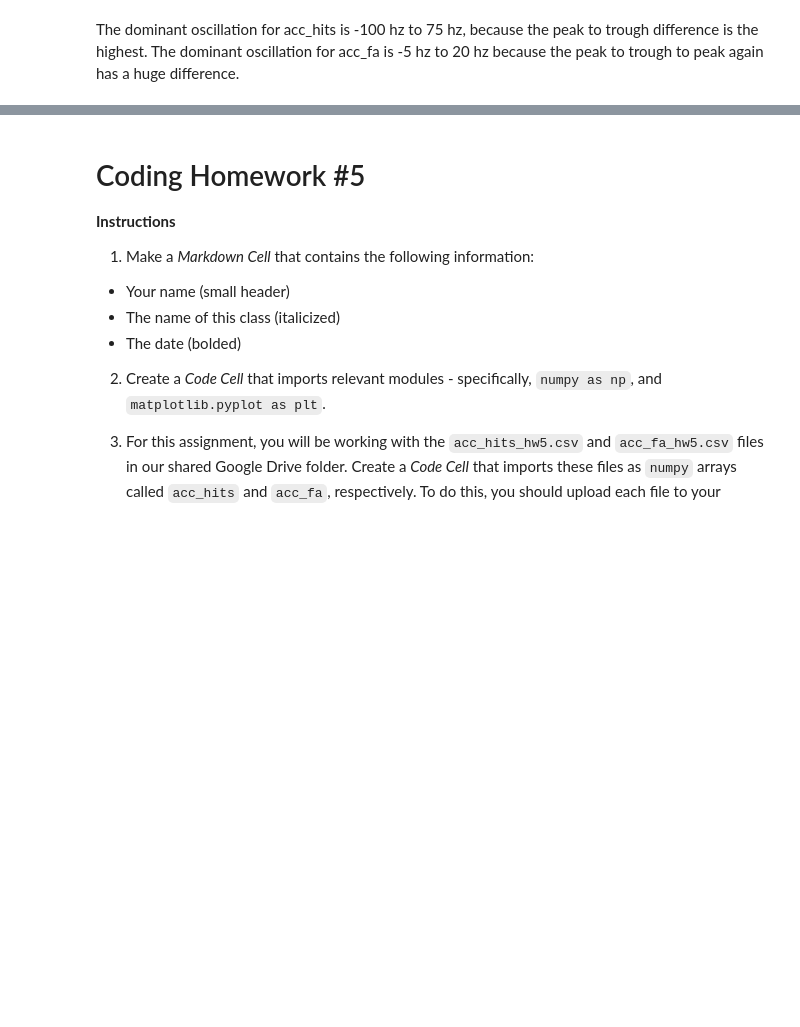
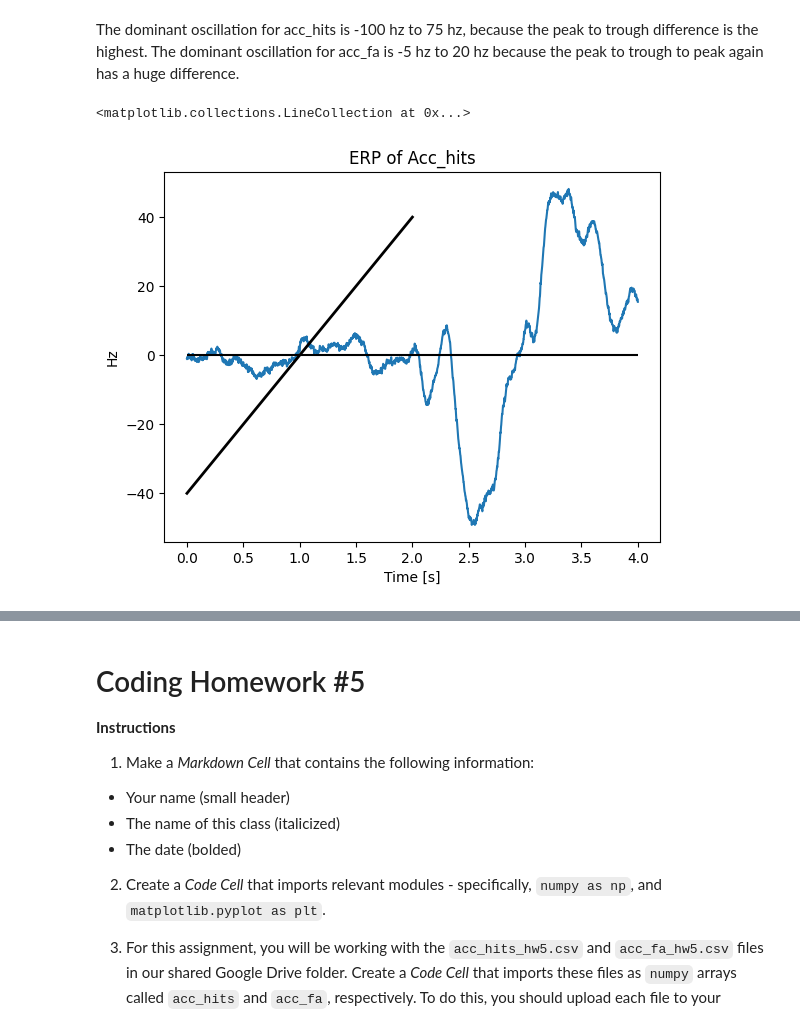
Before and after one commit to zoyaholin/Neur265HOLIN, a Jupyter notebook: coding_homework_5.ipynb, the cells around one changed output, grey strips where cells are left out. Saved outputs shown, nothing was run; the diff lists cells and outputs as text; code cells hidden in the pictures; blank space fills up the shorter version.

```diff
--- a/coding_homework_5.ipynb
+++ b/coding_homework_5.ipynb
@@ -56,0 +55,11 @@ The dominant oscillation for acc_fa is -5 hz to 20 hz because the peak to trough
+# %%
+#Plotting ERP of acc_hits
+plt.plot(time, acc_hits.mean(0))
+plt.xlabel('Time [s]')
+plt.ylabel('Hz')
+plt.title('ERP of Acc_hits')
+plt.plot([0.0,2.0],[-40,40],'k', lw=2, color='black')
+plt.hlines(0,time[0],time[-1], color= 'black')
+# %% [output]
+<matplotlib.collections.LineCollection at 0x...>
+[figure, added]
```
Also changed, not shown: parts of 4 cells of this notebook.
